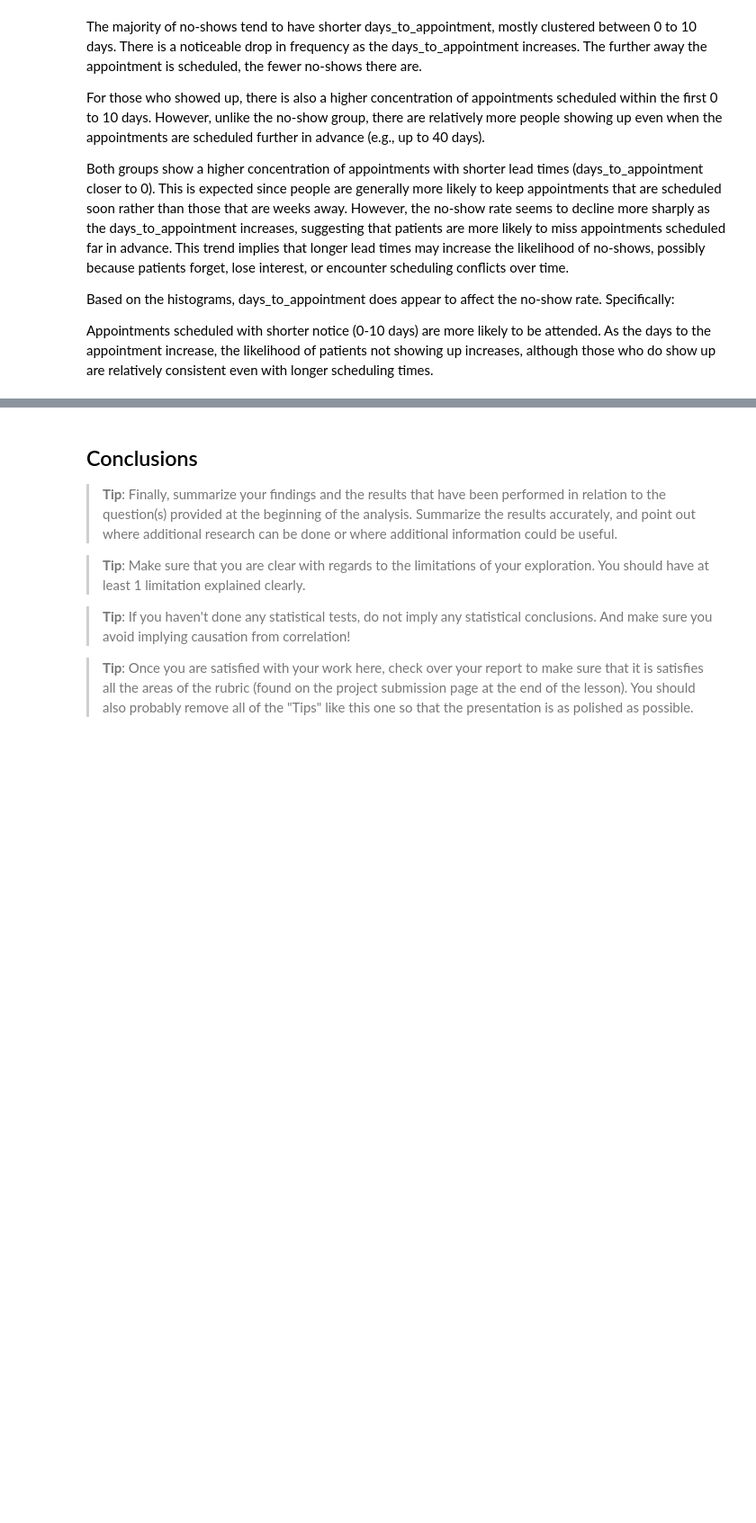
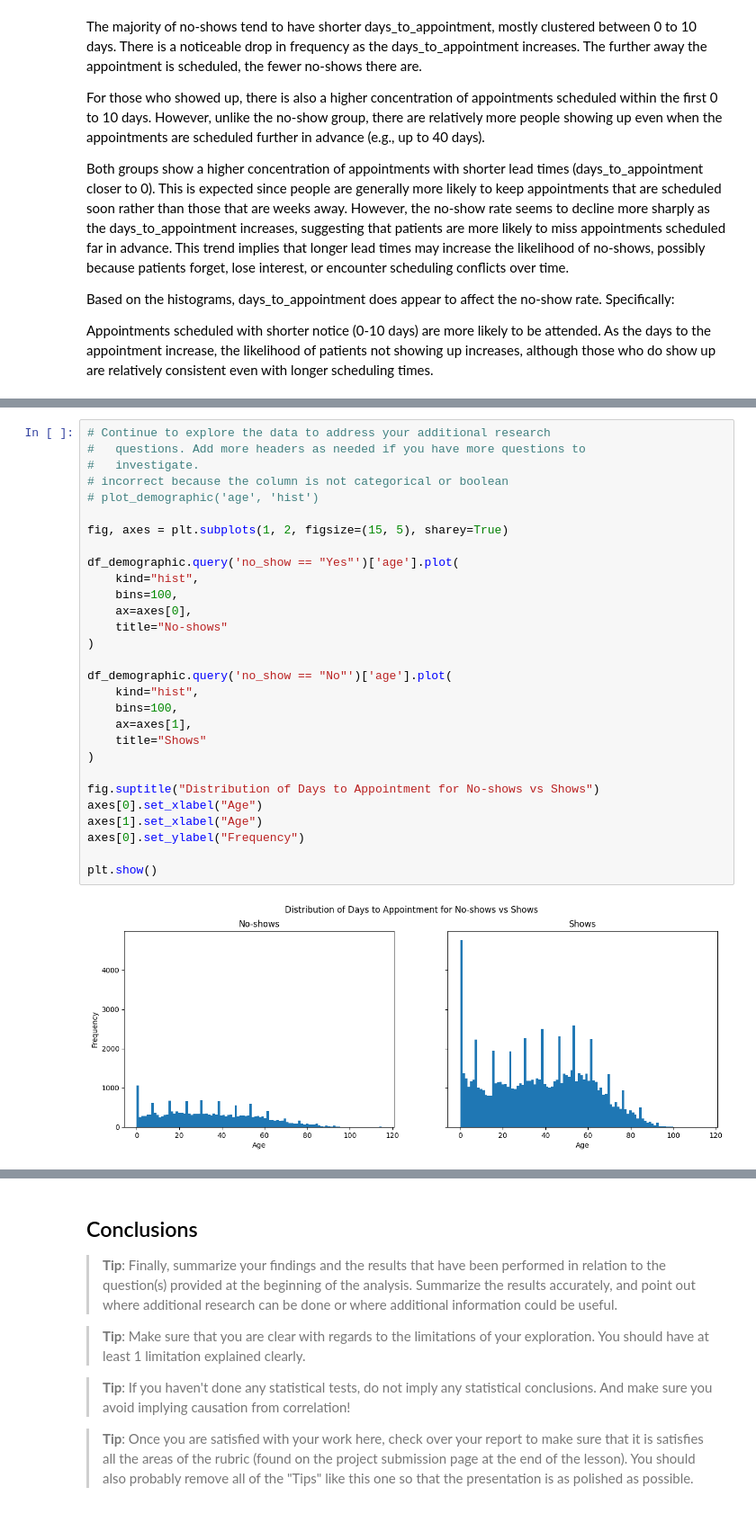
Before and after one commit to obadaDeg/investigate_dataset, a Jupyter notebook: Investigate_a_Dataset.ipynb, the cells around one changed output, grey strips where cells are left out. Shown at 90% size. Drawn from its saved outputs; the diff is of its cells as text; blank space fills up the shorter version.

Commit message:
break, analysing demographics

```diff
--- a/Investigate_a_Dataset.ipynb
+++ b/Investigate_a_Dataset.ipynb
@@ -572,0 +600,31 @@ Objective: Determine whether age, gender, or neighborhood influences no-show rat
+# %%
+# Continue to explore the data to address your additional research
+#   questions. Add more headers as needed if you have more questions to
+#   investigate.
+# incorrect because the column is not categorical or boolean
+# plot_demographic('age', 'hist')
+
+fig, axes = plt.subplots(1, 2, figsize=(15, 5), sharey=True)
+
+df_demographic.query('no_show == "Yes"')['age'].plot(
+    kind="hist",
+    bins=100,
+    ax=axes[0],
+    title="No-shows"
+)
+
+df_demographic.query('no_show == "No"')['age'].plot(
+    kind="hist",
+    bins=100,
+    ax=axes[1],
+    title="Shows"
+)
+
+fig.suptitle("Distribution of Days to Appointment for No-shows vs Shows")
+axes[0].set_xlabel("Age")
+axes[1].set_xlabel("Age")
+axes[0].set_ylabel("Frequency")
+
+plt.show()
+# %% [output]
+[figure, added]
```
Also changed, not shown: parts of 12 cells of this notebook.
